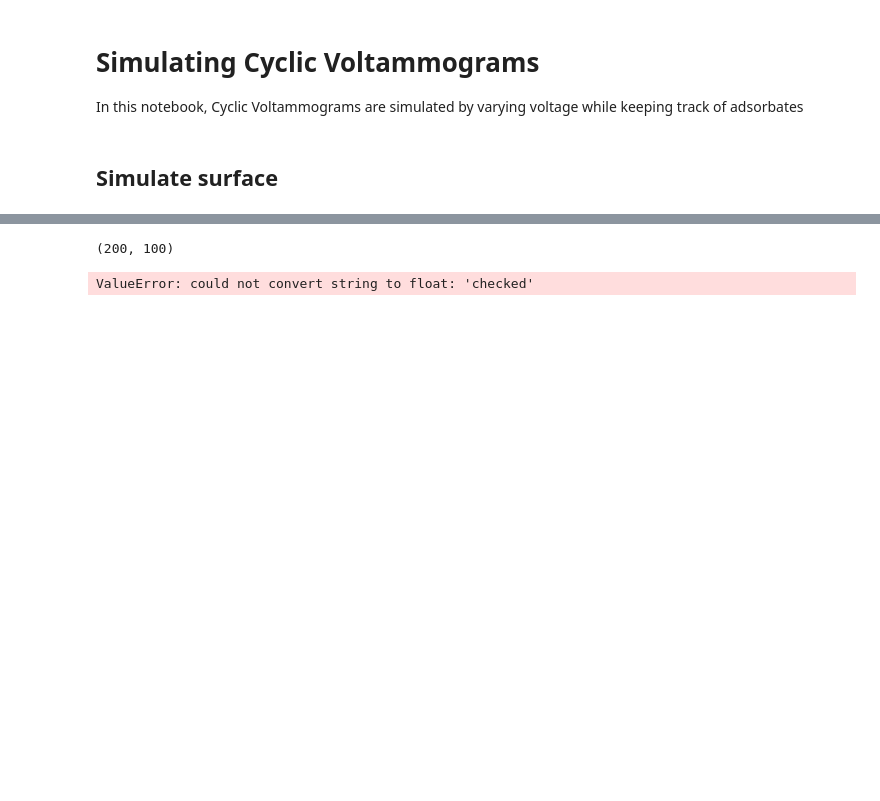
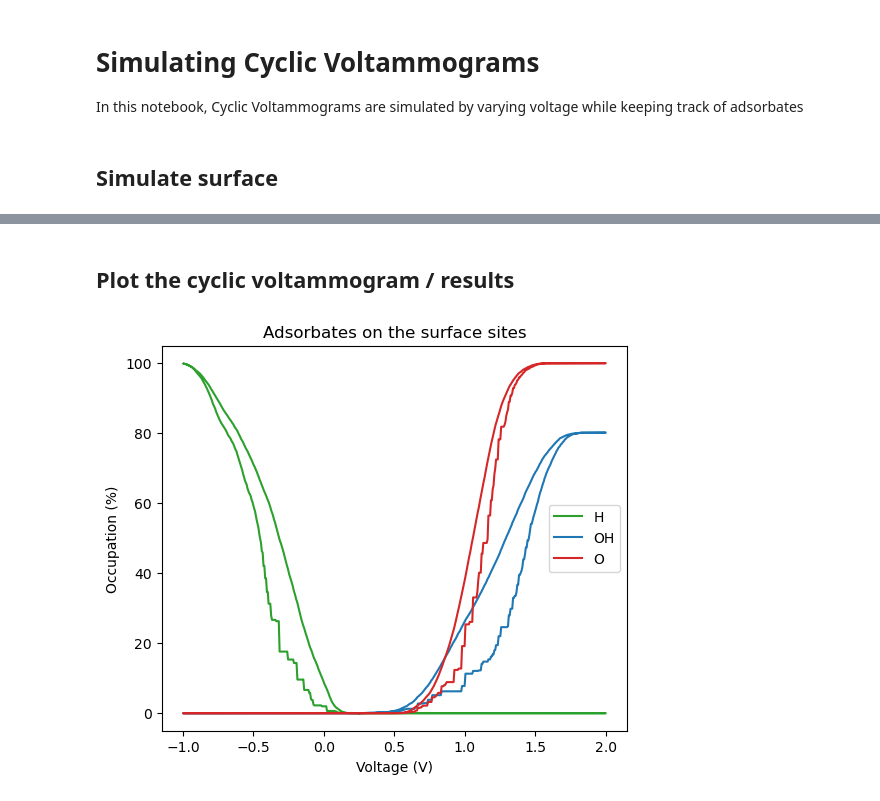
Before and after one commit to MarcusNoergaardWeng/Git_PUK, a Jupyter notebook: Notebooks/Simulate_Cyclic_Voltammograms.ipynb, the cells around one changed output, grey strips where cells are left out. Drawn from its saved outputs; the diff is of its cells as text; code cells hidden in the pictures; blank space fills up the shorter version.

Commit message:
Steric Hindrance done - CV done

```diff
--- a/Notebooks/Simulate_Cyclic_Voltammograms.ipynb
+++ b/Notebooks/Simulate_Cyclic_Voltammograms.ipynb
@@ -35,7 +35,5 @@ dim_x, dim_y = 100, 100
 surface = create_surface(metals, dim_x, dim_y, "Even")
 adsorbates_hollow, adsorbates_on_top = create_empty_adsorbates(dim_x, dim_y)
 
-potential = 0.5
-
-print(count_adsorbates(adsorbates_hollow, adsorbates_on_top))
+print(count_adsorbates_full(adsorbates_hollow, adsorbates_on_top))
 # %% [output]
@@ -45,7 +45,9 @@ adsorbates_log = []
 sum_delta_G_log = []
 
 hysteresis_threshold = 0
-voltage_range = np.linspace(-1.5, 1.5, 100)
+steric_bonus_energy = 0.05
+voltage_range = make_voltage_range(0.25, 2, -1, 1, 1000) #V_start, V_max, V_min, num_rounds, points_per_round
+#voltage_range = [1.8]
 for potential in tqdm(voltage_range):
     ### Print the voltage ###
     #print(f"Potential: {potential:.2f} V")
@@ -64,7 +66,9 @@ for potential in tqdm(voltage_range):
             hollow_adsorbate = adsorbates_hollow[idx_x, idx_y] # Find the adsorbate
             if hollow_adsorbate != "empty": # If the spot is not empty
                 hollow_adsorbate_energy = Energies_matrix[hollow_adsorbate][idx_x, idx_y] #Check the energy at that spot with that adsorbate
+
                 # Korriger for nabo-interaktioner? Ja. Læg noget til energien baseret på antallet af naboer
+                hollow_adsorbate_energy += steric_hindrance(steric_bonus_energy, idx_x, idx_y, dim_x, dim_y, "H", adsorbates_hollow, adsorbates_on_top)
 
                 if hollow_adsorbate_energy > hysteresis_threshold: # Hysteresis could be inserted here
                     #print(f"Removing adsorbate {hollow_adsorbate} because the energy is {hollow_adsorbate_energy}")
@@ -75,7 +79,9 @@ for potential in tqdm(voltage_range):
             on_top_adsorbate = adsorbates_on_top[idx_x, idx_y] # Find the adsorbate
             if on_top_adsorbate != "empty": # If the spot is not empty
                 on_top_adsorbate_energy = Energies_matrix[on_top_adsorbate][idx_x, idx_y] #Check the energy at that spot with that adsorbate
+
                 # Korriger for nabo-interaktioner?
+                on_top_adsorbate_energy += steric_hindrance(steric_bonus_energy, idx_x, idx_y, dim_x, dim_y, "OH", adsorbates_hollow, adsorbates_on_top)
 
                 if on_top_adsorbate_energy > hysteresis_threshold: # Hysteresis could be inserted here
                     adsorbates_on_top[idx_x, idx_y] = "empty" # The adsorbate is removed
@@ -107,6 +113,7 @@ for potential in tqdm(voltage_range):
             continue # Ahh, hvis pladsen der hører til den laveste energi er optaget, så sæt energien på denne plads FOR SAMME ADSORBAT til 100. Så skal man ikke tjekke senere. Ellers kunne man også bare tjekke om pladsen er ledig for hver energi. Det burde være simplere
 
         # Add neighbor-interaction
+        smallest_energy += steric_hindrance(steric_bonus_energy, idx_x, idx_y, dim_x, dim_y, adsorbate, adsorbates_hollow, adsorbates_on_top)
 
         # Remove that energy and put "checked" instead no matter what happened before
         if smallest_energy < 0: # ADSORPTION
@@ -128,16 +135,21 @@ for potential in tqdm(voltage_range):
 
     # Loop through all sites, add the energy of the adsorbate if one is found
     sum_delta_G = 0
-    for idx_x in range(dim_x):
+    for idx_x in range(dim_x): #Perhaps I should add the
         for idx_y in range(dim_y):
             # HOLLOW SITES
             if adsorbates_hollow[idx_x, idx_y] == "H":
                 sum_delta_G += Energies_matrix_count["H"][idx_x, idx_y]
+                sum_delta_G += steric_hindrance(steric_bonus_energy, idx_x, idx_y, dim_x, dim_y, "H", adsorbates_hollow, adsorbates_on_top)
+
             if adsorbates_hollow[idx_x, idx_y] == "O":
                 sum_delta_G += Energies_matrix_count["O"][idx_x, idx_y]
+                sum_delta_G += steric_hindrance(steric_bonus_energy, idx_x, idx_y, dim_x, dim_y, "O", adsorbates_hollow, adsorbates_on_top)
+
             if adsorbates_on_top[idx_x, idx_y] == "OH":
                 sum_delta_G += Energies_matrix_count["OH"][idx_x, idx_y]
+                sum_delta_G += steric_hindrance(steric_bonus_energy, idx_x, idx_y, dim_x, dim_y, "OH", adsorbates_hollow, adsorbates_on_top)
+
     sum_delta_G_log.append(sum_delta_G / (dim_x*dim_y))
 
-    #print(count_adsorbates(adsorbates_hollow, adsorbates_on_top))
-    adsorbates_log.append(count_adsorbates(adsorbates_hollow, adsorbates_on_top))
+    adsorbates_log.append(count_adsorbates_full(adsorbates_hollow, adsorbates_on_top))
@@ -209,9 +155,0 @@ array([0.        , 0.11111111, 0.22222222, 0.33333333, 0.44444444,
-# %%
-np.shape(np.concatenate((adsorbates_hollow, adsorbates_on_top)))
-# %% [output]
-(200, 100)
-# %%
-# Jeg gad godt vide, hvorfor man ikke kan sætte strings ind her
-Energies_matrix["H"][96, 21] = "checked"
-# %% [output]
-ValueError: could not convert string to float: 'checked'
@@ -242,0 +156,17 @@ initial_potential = 0.5
+# %% [markdown]
+## Plot the cyclic voltammogram / results
+# %%
+fig, ax = plt.subplots(1, 1, figsize = (6, 5))
+adsorbate_colours = {"H": "tab:green", "OH": "tab:blue", "O": "tab:red", "empty": "Grey"}
+for adsorbate in ["H", "OH", "O"]:
+    ax.plot(voltage_range, [adsorbates_log[n][adsorbate]/100 for n in range(len(adsorbates_log))], c = adsorbate_colours[adsorbate], label = adsorbate)
+
+ax.set_title("Adsorbates on the surface sites")
+ax.set_xlabel("Voltage (V)")
+ax.set_ylabel("Occupation (%)")
+
+
+ax.legend()
+fig.show()
+# %% [output]
+[figure, added]
```
Also changed, not shown: parts of 18 cells of this notebook, 3 other files.
